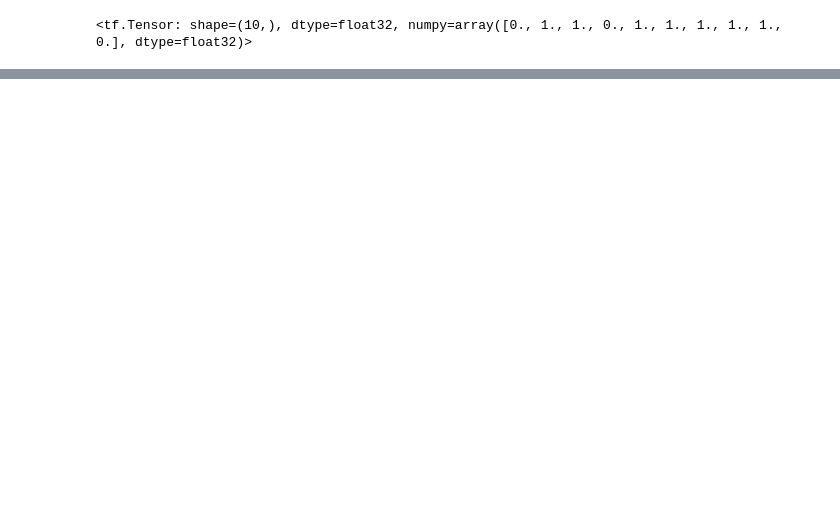
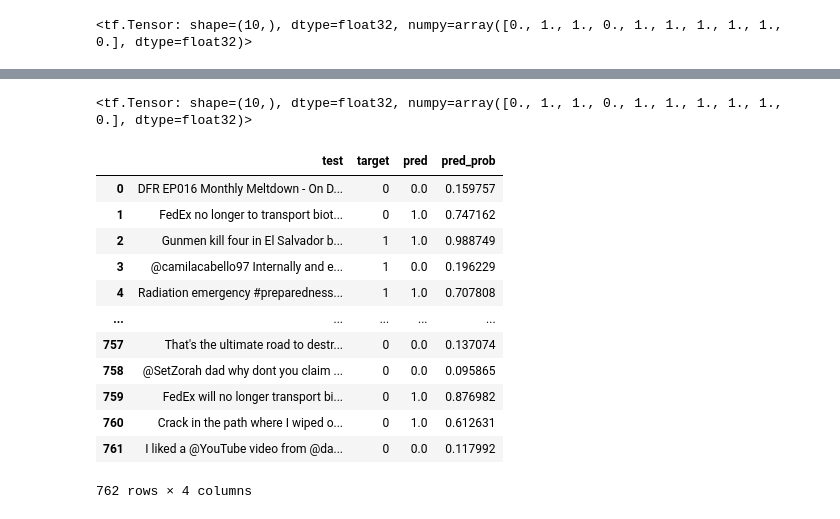
Before and after one commit to schauppi/Udemy_TensorFlow_Developer, a Jupyter notebook: Abschnitt_8_NLP_fundamentals_in_TensorFlow/08_introduction_to_nlp_in_tensorflow.ipynb, the cells around one changed output, grey strips where cells are left out. Saved outputs shown, nothing was run; the diff lists cells and outputs as text; code cells hidden in the pictures; blank space fills up the shorter version.

```diff
--- a/Abschnitt_8_NLP_fundamentals_in_TensorFlow/08_introduction_to_nlp_in_tensorflow.ipynb
+++ b/Abschnitt_8_NLP_fundamentals_in_TensorFlow/08_introduction_to_nlp_in_tensorflow.ipynb
@@ -1214,0 +1349,4 @@ model_7_results
+# %%
+#Import model from Google Storage
+model_6_pretrained = tf.keras.models.load_model("08_model_6_USE_feature_extractor")
+model_6_pretrained.evaluate(val_sentences, val_labels)
@@ -1214,0 +1358,28 @@ model_7_results
+# %%
+#Make predictions with the loaded model
+model_6_pretrained_pred_probs = model_6_pretrained.predict(val_sentences)
+model_6_pretrained_preds = tf.squeeze(tf.round(model_6_pred_probs))
+model_6_pretrained_preds[:10]
+# %% [output]
+<tf.Tensor: shape=(10,), dtype=float32, numpy=array([0., 1., 1., 0., 1., 1., 1., 1., 1., 0.], dtype=float32)>
+# %%
+#Create DataFrame with validation sentences, validation labels and best performing model predictions labels + probabilities
+val_df = pd.DataFrame({"test": val_sentences,
+                       "target": val_labels,
+                       "pred": model_6_pretrained_preds,
+                       "pred_prob": tf.squeeze(model_6_pretrained_pred_probs)})
+val_df
+# %% [output]
+|  | test | target | pred | pred_prob |
+| 0 | DFR EP016 Monthly Meltdown - On D... | 0 | 0.0 | 0.159757 |
+| 1 | FedEx no longer to transport biot... | 0 | 1.0 | 0.747162 |
+| 2 | Gunmen kill four in El Salvador b... | 1 | 1.0 | 0.988749 |
+| 3 | @camilacabello97 Internally and e... | 1 | 0.0 | 0.196229 |
+| 4 | Radiation emergency #preparedness... | 1 | 1.0 | 0.707808 |
+| ... | ... | ... | ... | ... |
+| 757 | That's the ultimate road to destr... | 0 | 0.0 | 0.137074 |
+| 758 | @SetZorah dad why dont you claim ... | 0 | 0.0 | 0.095865 |
+| 759 | FedEx will no longer transport bi... | 0 | 1.0 | 0.876982 |
+| 760 | Crack in the path where I wiped o... | 0 | 1.0 | 0.612631 |
+| 761 | I liked a @YouTube video from @da... | 0 | 0.0 | 0.117992 |
+762 rows × 4 columns
```
Also changed, not shown: parts of 80 cells of this notebook.
